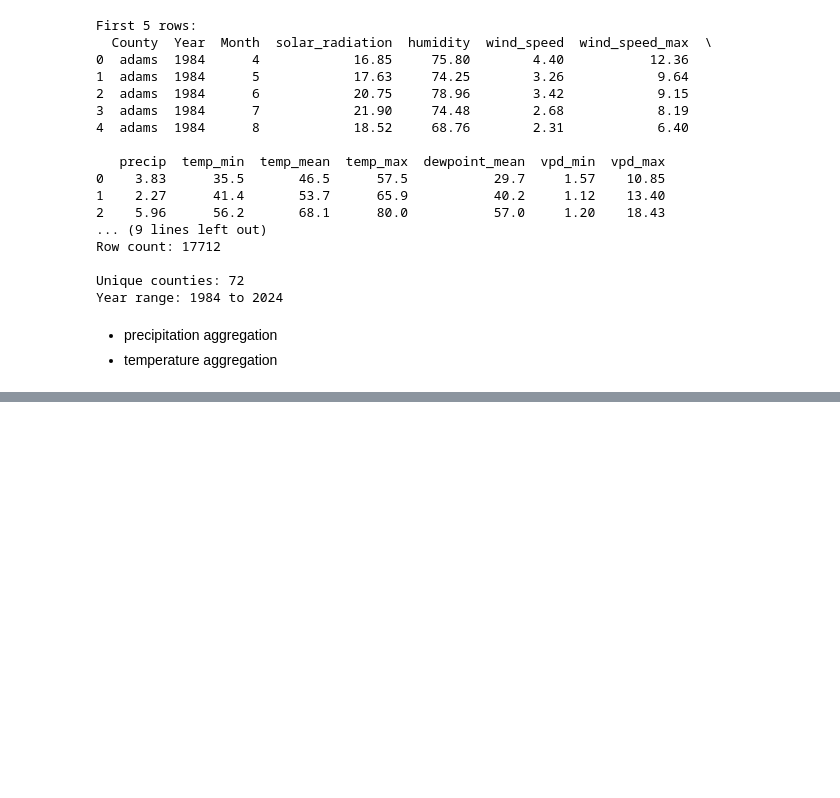
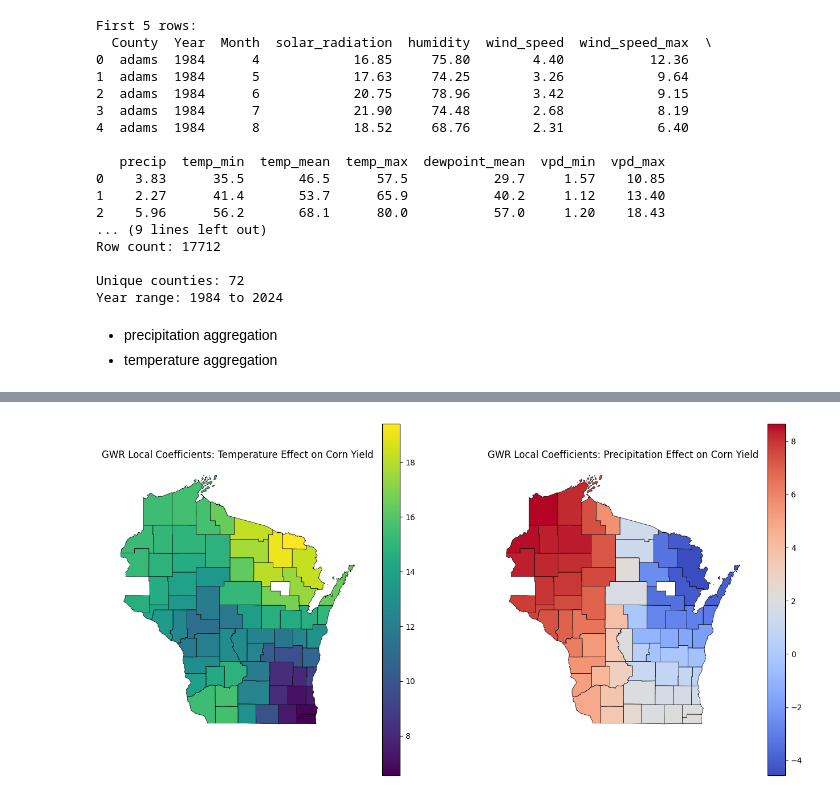
Before and after one commit to cchen744/CornYield_NN, a Jupyter notebook: spatial_analysis.ipynb, the cells around one changed output, grey strips where cells are left out. Drawn from its saved outputs; the diff is of its cells as text; code cells hidden in the pictures; blank space fills up the shorter version.

Commit message:
COMPLETE：GWR and Result

```diff
--- a/spatial_analysis.ipynb
+++ b/spatial_analysis.ipynb
@@ -450,0 +667,17 @@ County-Year features:
+# %%
+# Extract Local Coefficients
+
+gwr_gdf['beta_intercept'] = gwr_results.params[:, 0]
+gwr_gdf['beta_temp']      = gwr_results.params[:, 1]
+gwr_gdf['beta_precip']    = gwr_results.params[:, 2]
+
+
+print(gwr_gdf[['NAME','beta_temp','beta_precip']].head())
+
+# temp coef summary
+print("\nTemperature coefficient summary:")
+print(gwr_gdf['beta_temp'].describe())
+
+# precip coef summary
+print("\nPrecipitation coefficient summary:")
+print(gwr_gdf['beta_precip'].describe())
@@ -450,0 +723,34 @@ County-Year features:
+# %%
+# Plot Temperature Coefficients
+fig, ax = plt.subplots(1, 2, figsize=(16, 8))
+
+gwr_gdf.plot(
+    column='beta_temp',
+    cmap='viridis',
+    linewidth=0.5,
+    edgecolor='black',
+    legend=True,
+    ax=ax[0]
+)
+
+# Plot Precipitation Coefficients
+
+gwr_gdf.plot(
+    column='beta_precip',
+    cmap='coolwarm',
+    linewidth=0.5,
+    edgecolor='black',
+    legend=True,
+    ax=ax[1]
+)
+
+ax[1].set_title('GWR Local Coefficients: Precipitation Effect on Corn Yield')
+ax[1].axis('off')
+
+
+ax[0].set_title('GWR Local Coefficients: Temperature Effect on Corn Yield')
+ax[0].axis('off')
+
+plt.show()
+# %% [output]
+[figure, added]
```
Also changed, not shown: parts of 24 cells of this notebook.
